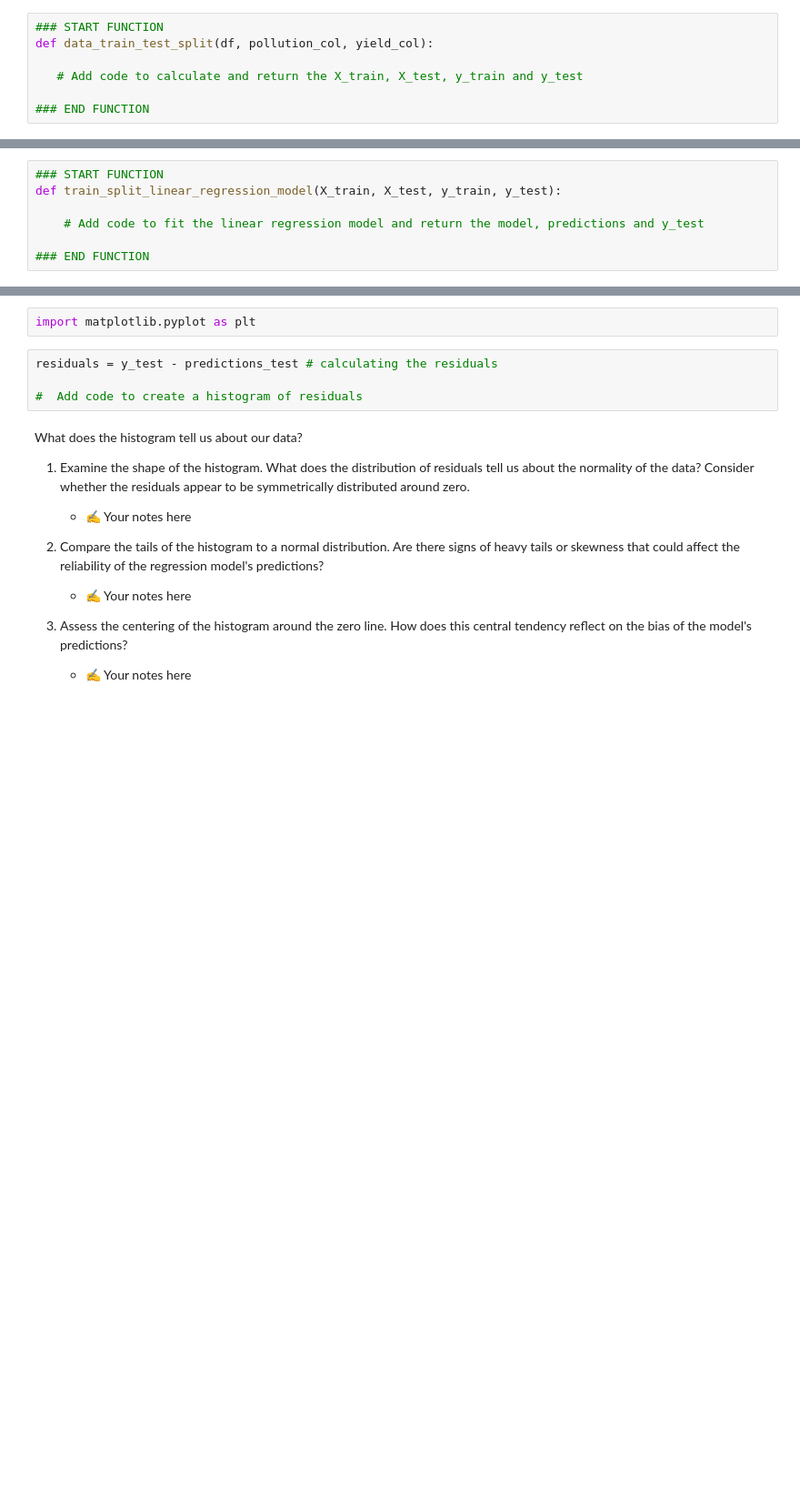
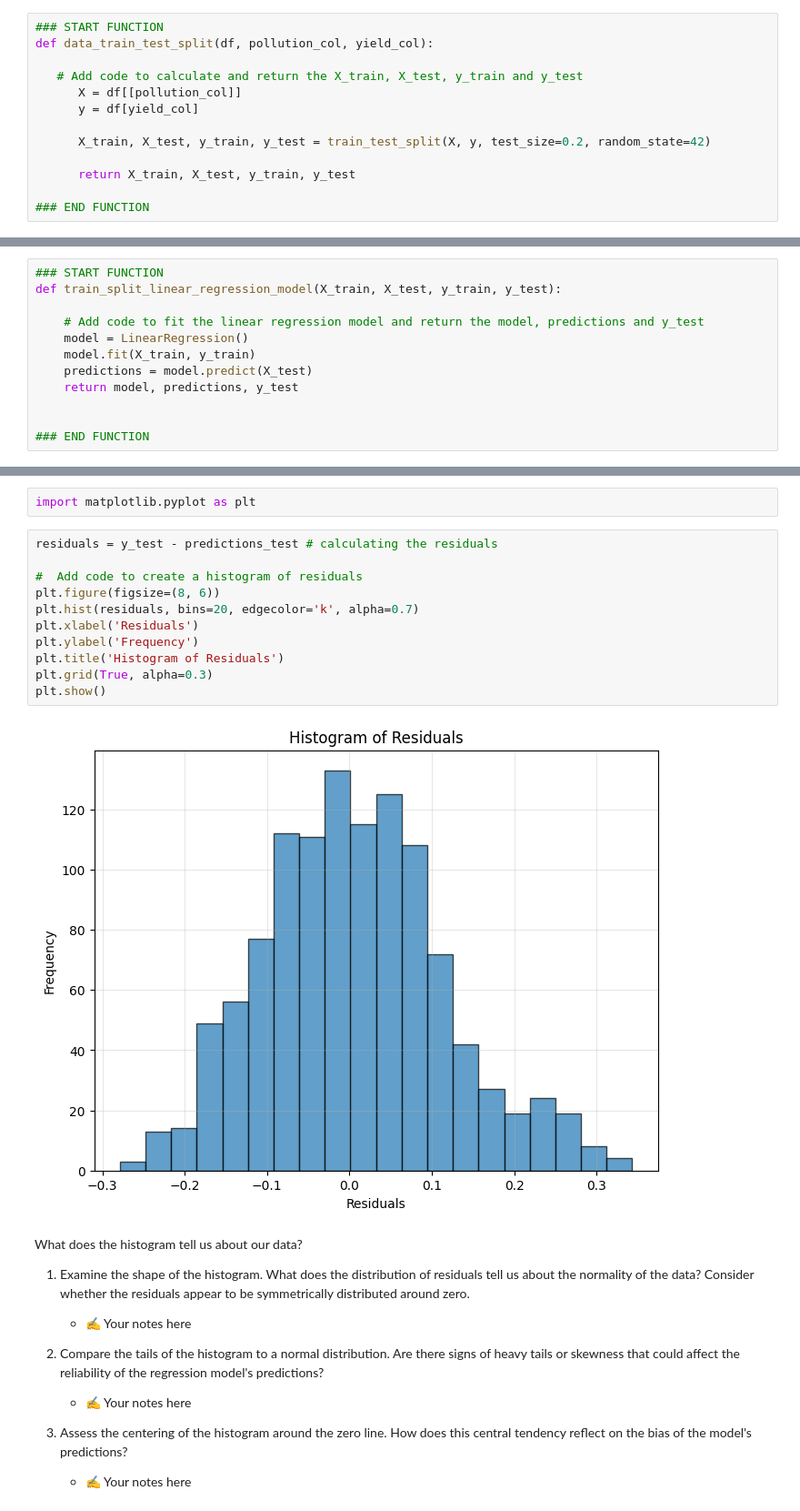
Before and after one commit to AbelSileshie/Data-Science-ALX, a Jupyter notebook: Machine-Learning/Linear-regression/Model-Performance/Linear_regression_Code_challenge_student.ipynb, the cells around one changed output, grey strips where cells are left out. Shown at 91% size. Saved outputs shown, nothing was run; the diff lists cells and outputs as text; blank space fills up the shorter version.

```diff
--- a/Machine-Learning/Linear-regression/Model-Performance/Linear_regression_Code_challenge_student.ipynb
+++ b/Machine-Learning/Linear-regression/Model-Performance/Linear_regression_Code_challenge_student.ipynb
@@ -456,6 +484,12 @@ from sklearn.model_selection import train_test_split
 def data_train_test_split(df, pollution_col, yield_col):
 
    # Add code to calculate and return the X_train, X_test, y_train and y_test
+      X = df[[pollution_col]]
+      y = df[yield_col]
+
+      X_train, X_test, y_train, y_test = train_test_split(X, y, test_size=0.2, random_state=42)
+
+      return X_train, X_test, y_train, y_test
 
 ### END FUNCTION
 # %% [markdown]
@@ -489,6 +526,11 @@ from sklearn.linear_model import LinearRegression
 def train_split_linear_regression_model(X_train, X_test, y_train, y_test):
 
     # Add code to fit the linear regression model and return the model, predictions and y_test
+    model = LinearRegression()
+    model.fit(X_train, y_train)
+    predictions = model.predict(X_test)
+    return model, predictions, y_test
+
 
 ### END FUNCTION
 # %% [markdown]
@@ -554,7 +619,16 @@ import matplotlib.pyplot as plt
 # %%
 residuals = y_test - predictions_test # calculating the residuals
 
 #  Add code to create a histogram of residuals
+plt.figure(figsize=(8, 6))
+plt.hist(residuals, bins=20, edgecolor='k', alpha=0.7)
+plt.xlabel('Residuals')
+plt.ylabel('Frequency')
+plt.title('Histogram of Residuals')
+plt.grid(True, alpha=0.3)
+plt.show()
+# %% [output]
+[figure, added]
 # %% [markdown]
 What does the histogram tell us about our data?
 
```
Also changed, not shown: parts of 14 cells of this notebook.
